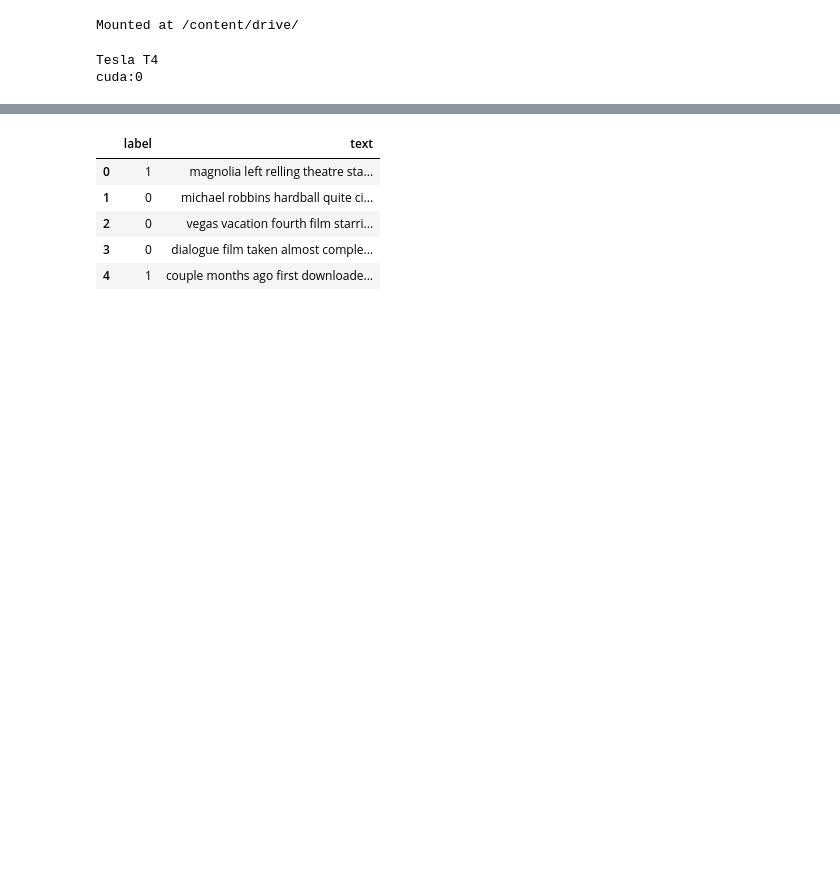
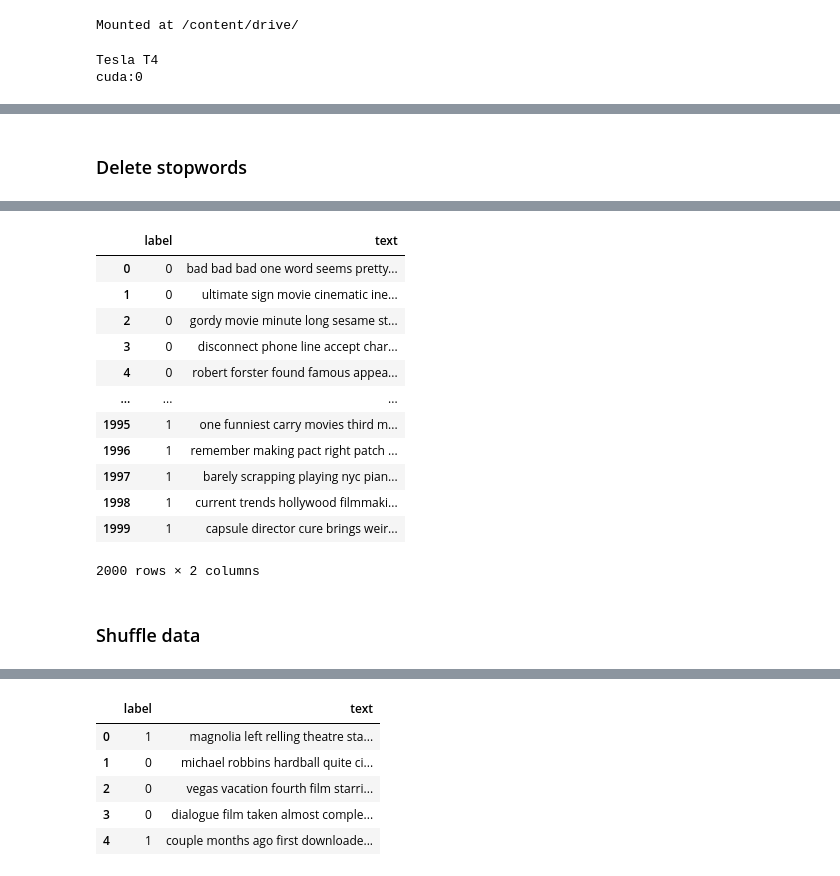
Before and after one commit to lisaburini/data-science, a Jupyter notebook: BERT/Fine_Tuning_BERT_for_Sentiment_Analysis_NEW.ipynb, the cells around one changed output, grey strips where cells are left out. Saved outputs shown, nothing was run; the diff lists cells and outputs as text; code cells hidden in the pictures; blank space fills up the shorter version.

```diff
--- a/BERT/Fine_Tuning_BERT_for_Sentiment_Analysis_NEW.ipynb
+++ b/BERT/Fine_Tuning_BERT_for_Sentiment_Analysis_NEW.ipynb
@@ -124,0 +124,45 @@ df.head()
+# %% [markdown]
+### Delete stopwords
+# %%
+import nltk
+from nltk.corpus import stopwords
+nltk.download('stopwords')
+sw = stopwords.words('english')
+
+def clean_text(text):
+
+    text = text.lower()
+
+    text = re.sub(r"[^a-zA-Z?.!,¿]+", " ", text) # replacing everything with space except (a-z, A-Z, ".", "?", "!", ",")
+
+    text = re.sub(r"http\S+", "",text) #Removing URLs
+    #text = re.sub(r"http", "",text)
+
+    html=re.compile(r'<.*?>')
+
+    text = html.sub(r'',text) #Removing html tags
+
+    punctuations = '@#!?+&*[]-%.:,/();$=><|{}^' + "'`" + '_'
+    for p in punctuations:
+        text = text.replace(p,'') #Removing punctuations
+
+    text = [word.lower() for word in text.split() if word.lower() not in sw]
+
+    text = " ".join(text) #removing stopwords
+
+    emoji_pattern = re.compile("["
+                           u"\U0001F600-\U0001F64F"  # emoticons
+                           u"\U0001F300-\U0001F5FF"  # symbols & pictographs
+                           u"\U0001F680-\U0001F6FF"  # transport & map symbols
+                           u"\U0001F1E0-\U0001F1FF"  # flags (iOS)
+                           u"\U00002702-\U000027B0"
+                           u"\U000024C2-\U0001F251"
+                           "]+", flags=re.UNICODE)
+    text = emoji_pattern.sub(r'', text) #Removing emojis
+
+    return text
+
+# remove stopwords if needed
+df['text'] = df['text'].apply(lambda x: clean_text(x))
+df
+# %% [output]
@@ -125,3 +171,18 @@ df.head()
+|  | label | text |
+| 0 | 0 | bad bad bad one word seems pretty... |
+| 1 | 0 | ultimate sign movie cinematic ine... |
+| 2 | 0 | gordy movie minute long sesame st... |
+| 3 | 0 | disconnect phone line accept char... |
+| 4 | 0 | robert forster found famous appea... |
+| ... | ... | ... |
+| 1995 | 1 | one funniest carry movies third m... |
+| 1996 | 1 | remember making pact right patch ... |
+| 1997 | 1 | barely scrapping playing nyc pian... |
+| 1998 | 1 | current trends hollywood filmmaki... |
+| 1999 | 1 | capsule director cure brings weir... |
+2000 rows × 2 columns
+# %% [markdown]
+### Shuffle data
 # %%
 ## Shuffle Data
 def shuffle(df, n=3, axis=0):
```
Also changed, not shown: parts of 26 cells of this notebook, 1 other file.
